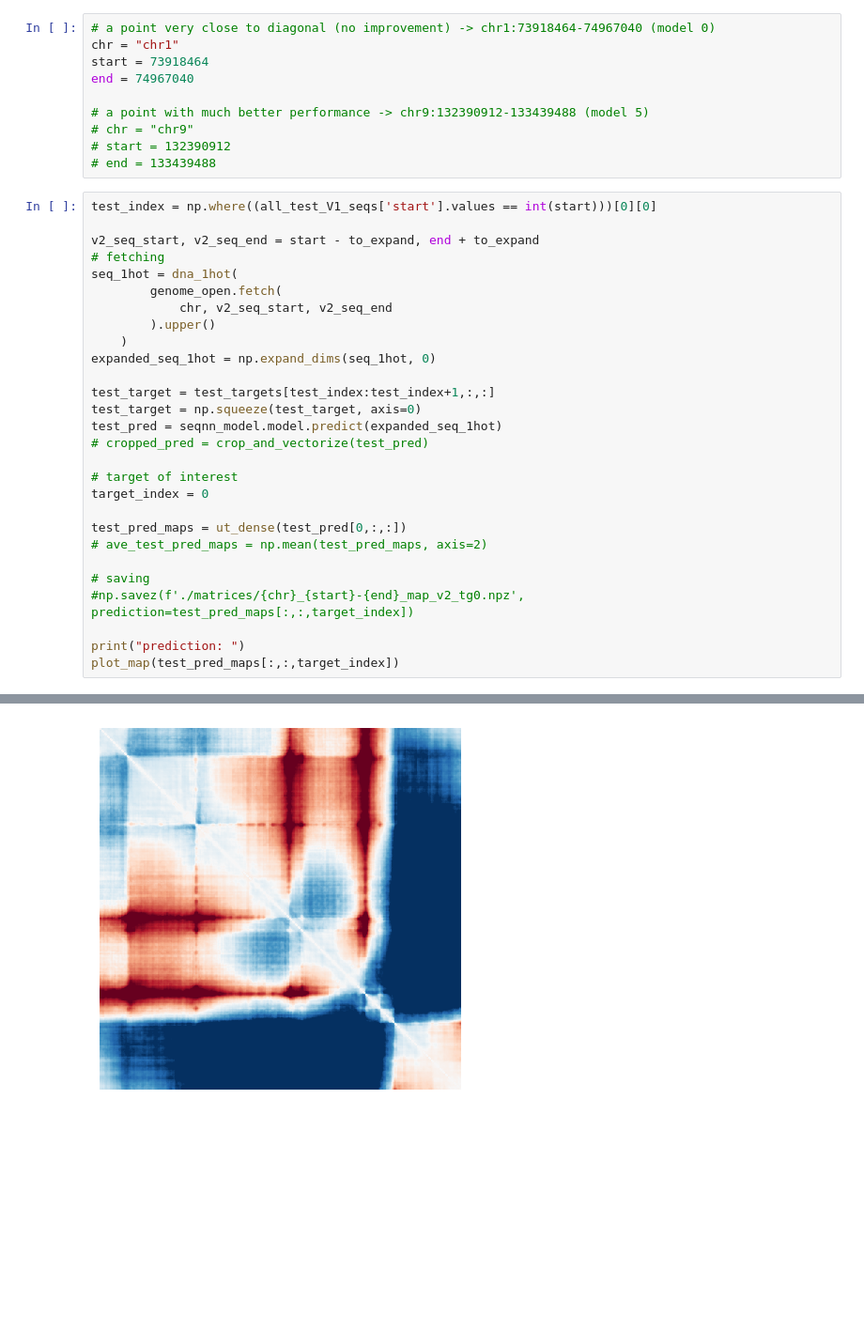
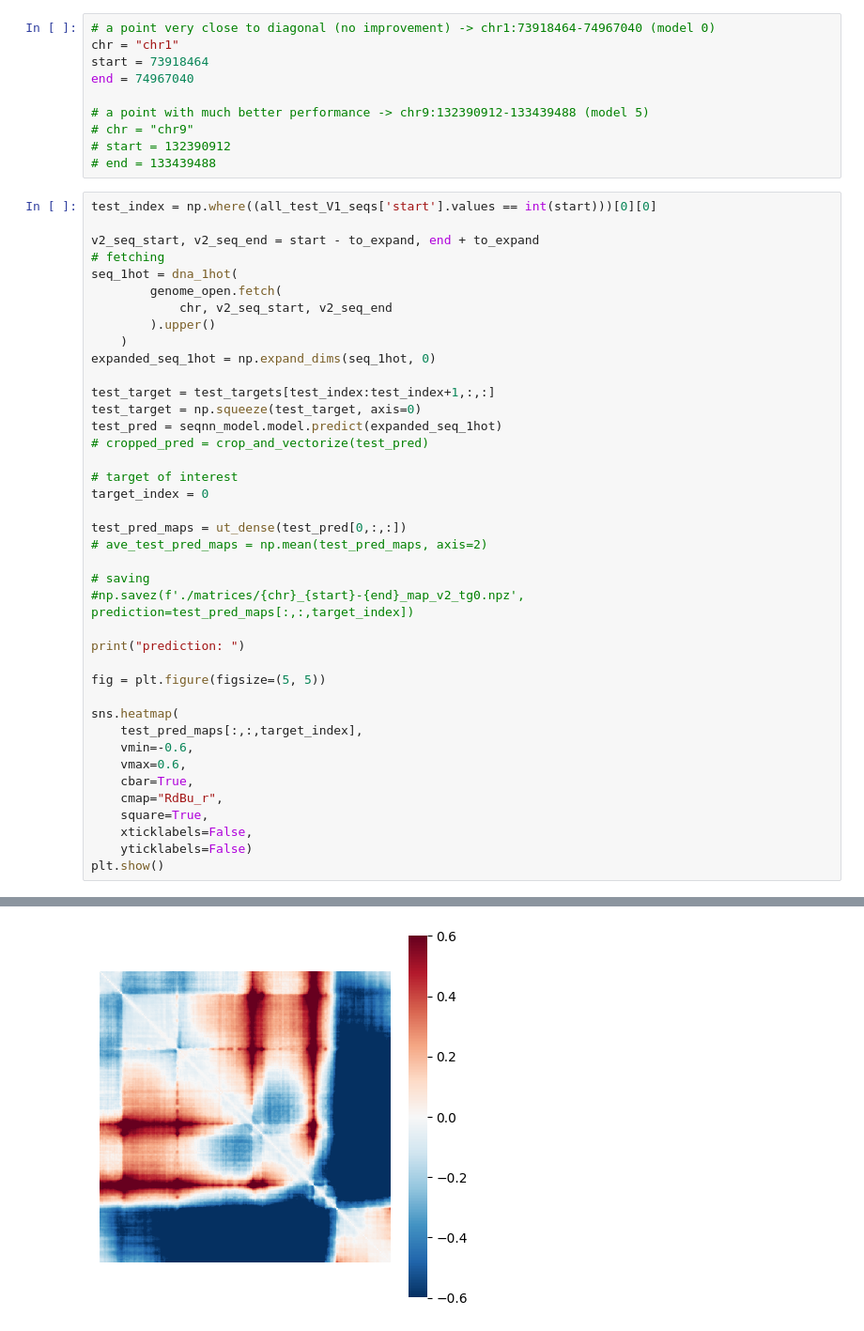
Before and after one commit to Fudenberg-Research-Group/akitaV2-analyses, a Jupyter notebook: experiments/akita_v1_vs_v2/v2_maps.ipynb, the cells around one changed output, grey strips where cells are left out. Shown at 94% size. Cells and saved outputs as stored; diff of their text form; blank space fills up the shorter version.

```diff
--- a/experiments/akita_v1_vs_v2/v2_maps.ipynb
+++ b/experiments/akita_v1_vs_v2/v2_maps.ipynb
@@ -224,5 +224,17 @@ test_pred_maps = ut_dense(test_pred[0,:,:])
 #np.savez(f'./matrices/{chr}_{start}-{end}_map_v2_tg0.npz', prediction=test_pred_maps[:,:,target_index])
 
 print("prediction: ")
-plot_map(test_pred_maps[:,:,target_index])
+
+fig = plt.figure(figsize=(5, 5))
+
+sns.heatmap(
+    test_pred_maps[:,:,target_index],
+    vmin=-0.6,
+    vmax=0.6,
+    cbar=True,
+    cmap="RdBu_r",
+    square=True,
+    xticklabels=False,
+    yticklabels=False)
+plt.show()
 # %% [output]
@@ -230,2 +242,2 @@ plot_map(test_pred_maps[:,:,target_index])
 prediction:
-[figure, old version]
+[figure, new version]
```
Also changed, not shown: parts of 2 cells of this notebook, 1 other file.
